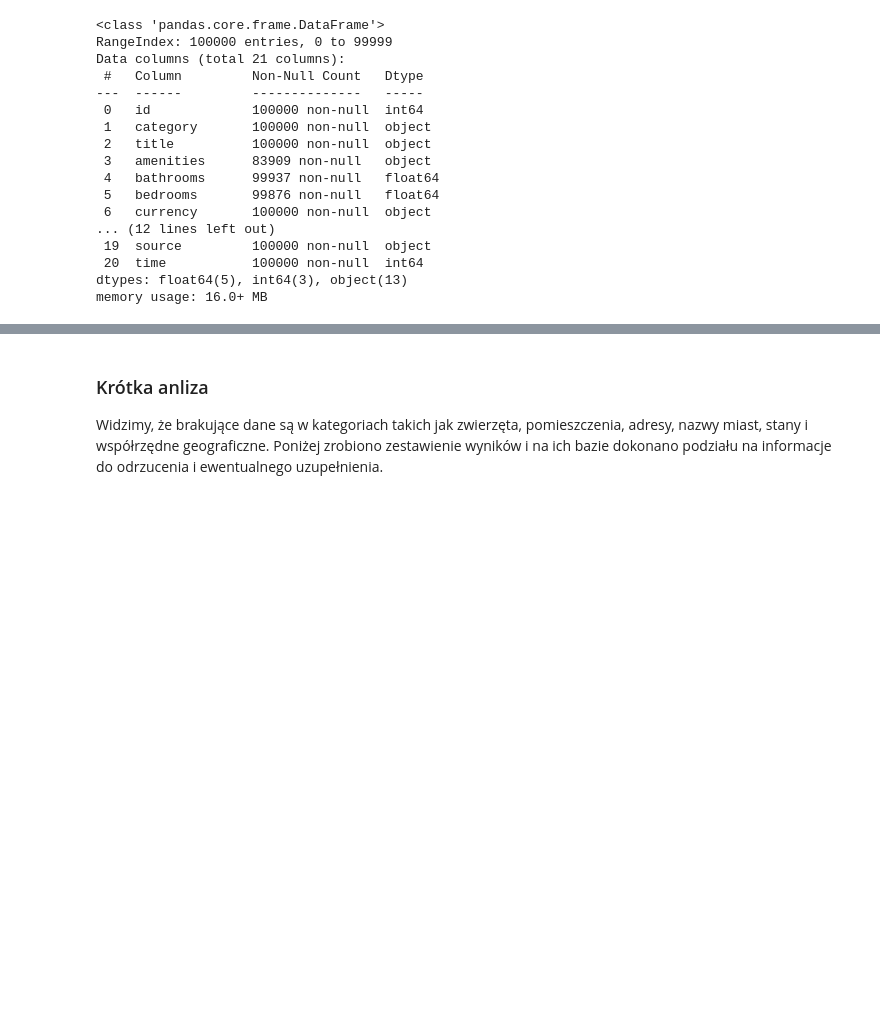
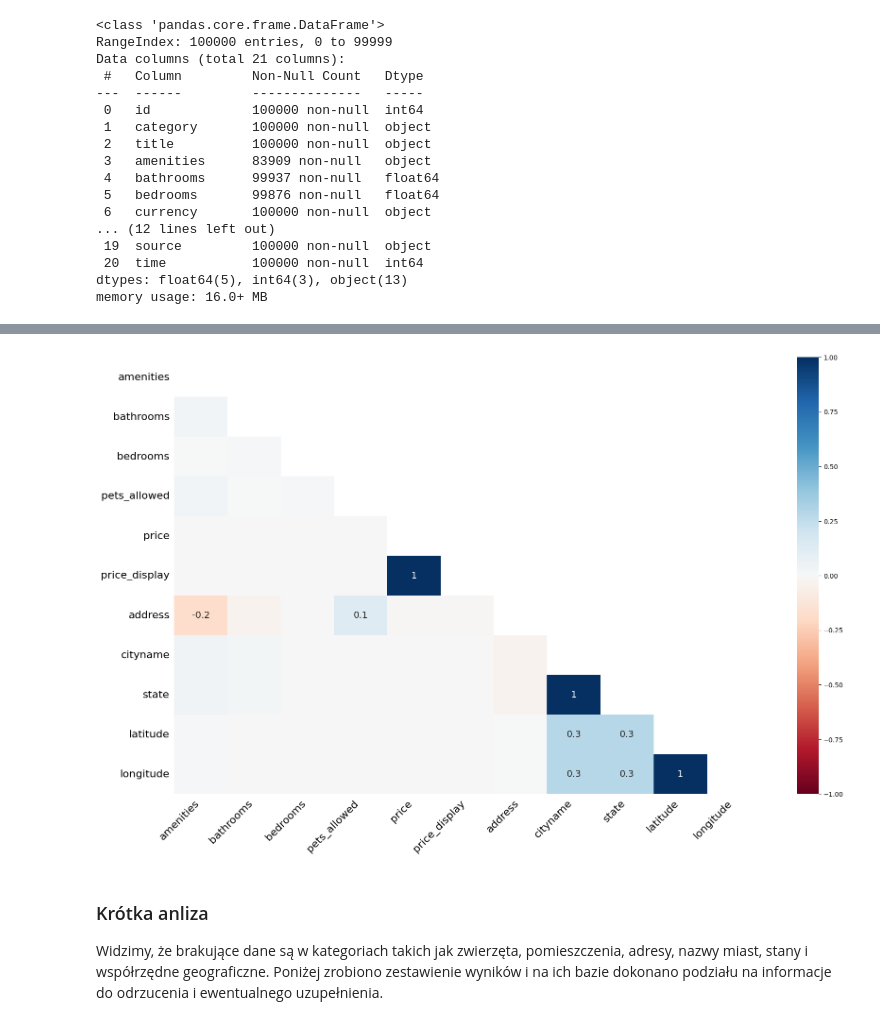
Before and after one commit to michalinahinc/Kurs_Analiza, a Jupyter notebook: pliki_robocze/Czysczenie_danych_wersja_filipa.ipynb, the cells around one changed output, grey strips where cells are left out. Cells and saved outputs as stored; diff of their text form; code cells hidden in the pictures; blank space fills up the shorter version.

```diff
--- a/pliki_robocze/Czysczenie_danych_wersja_filipa.ipynb
+++ b/pliki_robocze/Czysczenie_danych_wersja_filipa.ipynb
@@ -45,3 +59,7 @@ memory usage: 16.0+ MB
+# %%
+msno.heatmap(df_apartments);
+# %% [output]
+[figure, added]
 # %% [markdown]
 ### Krótka anliza
 Widzimy, że brakujące dane są w kategoriach takich jak zwierzęta, pomieszczenia, adresy, nazwy miast, stany i współrzędne geograficzne.
```
Also changed, not shown: parts of 5 cells of this notebook.
